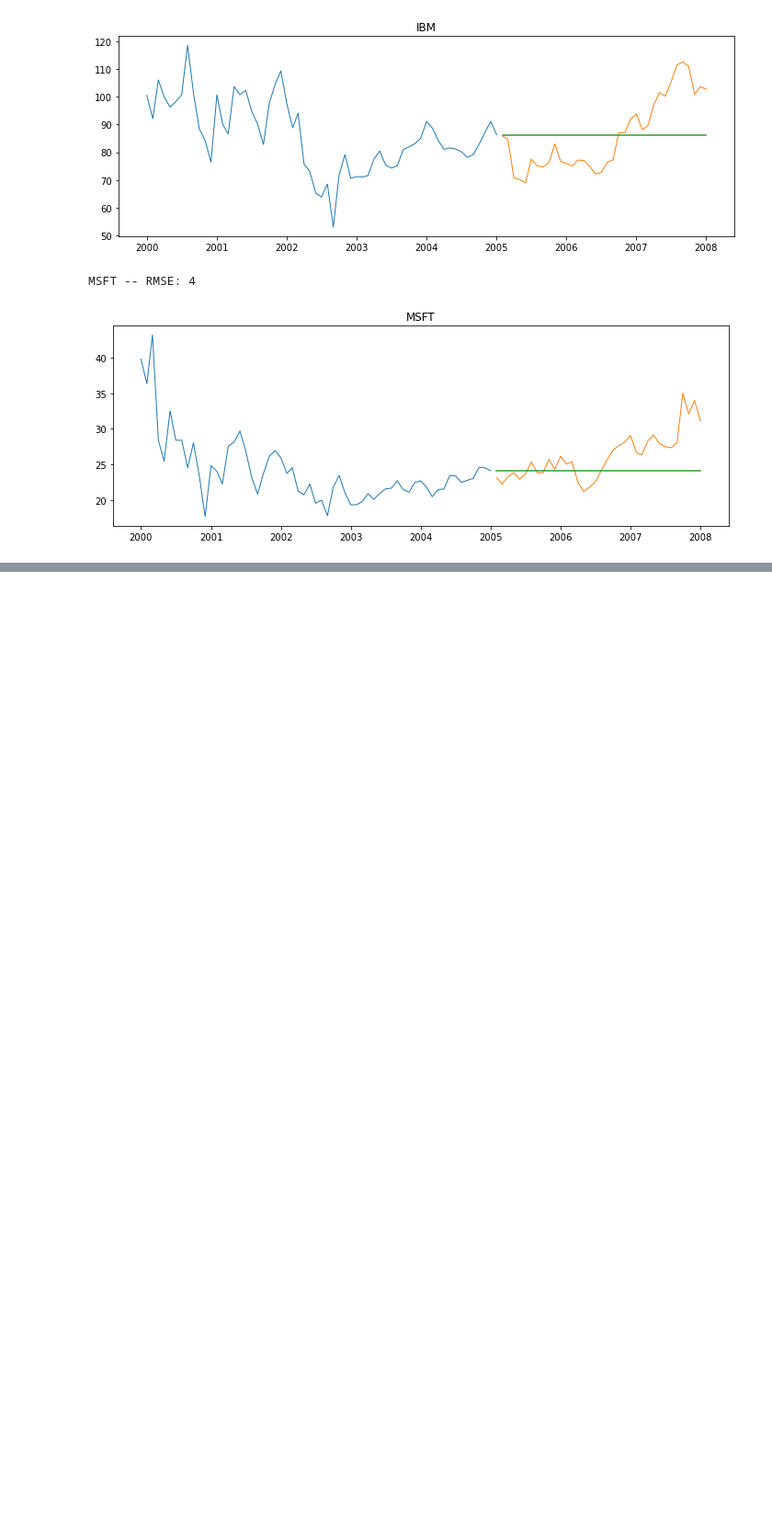
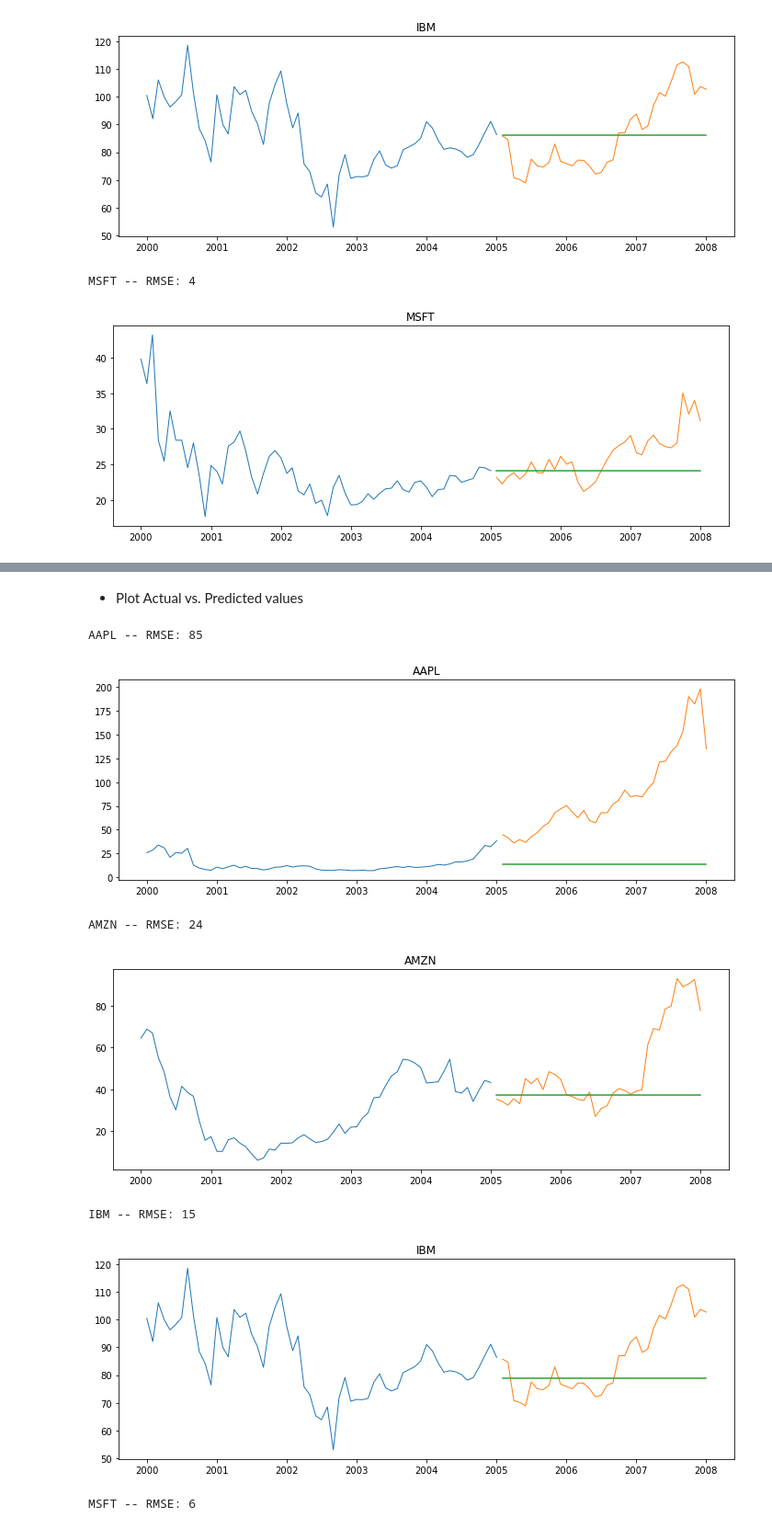
Before and after one commit to matt-c-knight/time-series-exercises, a Jupyter notebook: modeling.ipynb, the cells around one changed output, grey strips where cells are left out. Shown at 92% size. Drawn from its saved outputs; the diff is of its cells as text; code cells hidden in the pictures; blank space fills up the shorter version.

```diff
--- a/modeling.ipynb
+++ b/modeling.ipynb
@@ -735,3 +588,7 @@ IBM -- RMSE: 13
 [figure]
 MSFT -- RMSE: 4
 [figure]
+# %%
+for col in train.columns:
+    eval_df = append_eval_df(model_type='simple_average',
+                             target_var = col)
@@ -737,0 +618,13 @@ MSFT -- RMSE: 4
+# %% [markdown]
+- Plot Actual vs. Predicted values
+# %%
+for col in train.columns:
+    plot_and_eval(col)
+# %% [output]
+AAPL -- RMSE: 85
+[figure, added]
+AMZN -- RMSE: 24
+[figure, added]
+IBM -- RMSE: 15
+[figure, added]
+MSFT -- RMSE: 6
```
Also changed, not shown: parts of 73 cells of this notebook.
